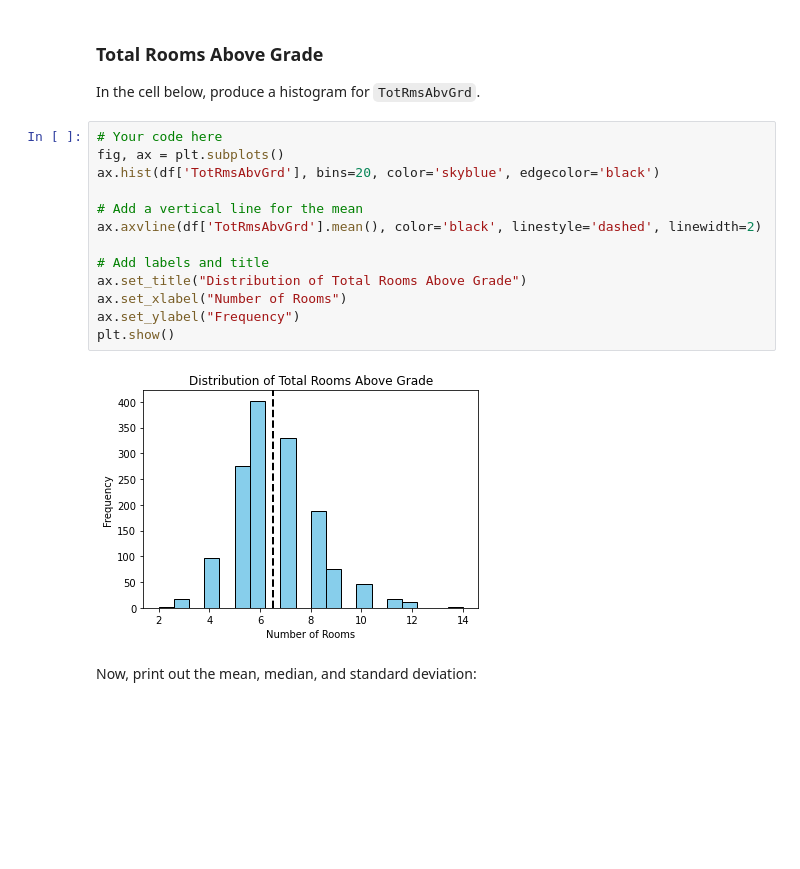
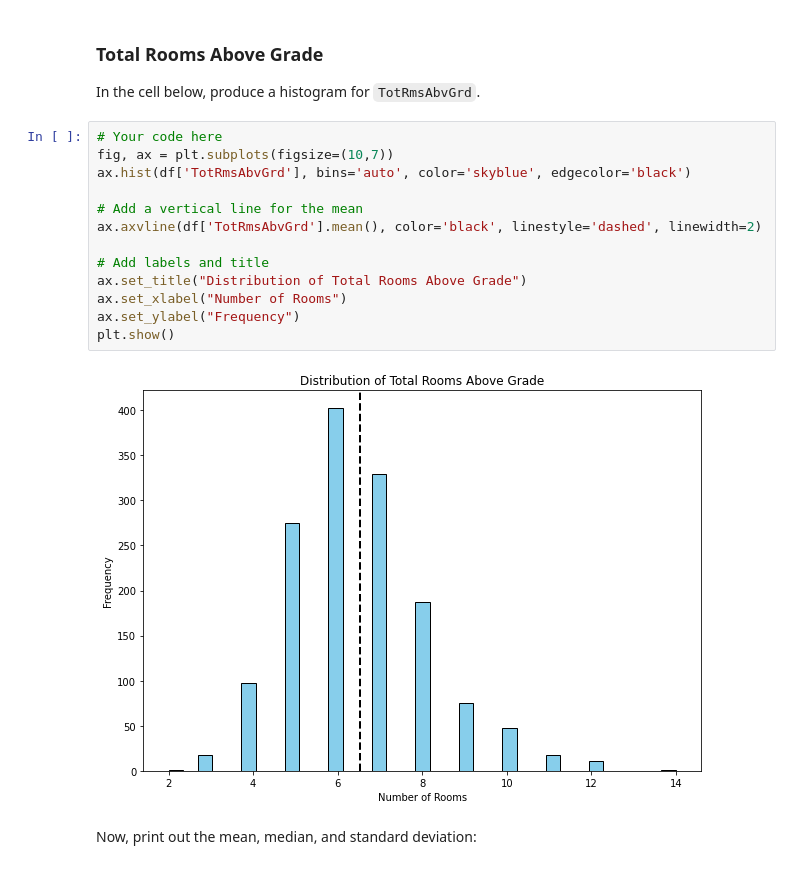
Before and after one commit to mcshoja/dsc-pandas-eda-lab, a Jupyter notebook: index.ipynb, the cells around one changed output. Cells and saved outputs as stored; diff of their text form; blank space fills up the shorter version.

```diff
--- a/index.ipynb
+++ b/index.ipynb
@@ -210,19 +212,19 @@ Standard deviation tells you how spread out house prices are from the mean.
 In the cell below, produce a histogram for `TotRmsAbvGrd`.
 # %%
 # Your code here
-fig, ax = plt.subplots()
-ax.hist(df['TotRmsAbvGrd'], bins=20, color='skyblue', edgecolor='black')
+fig, ax = plt.subplots(figsize=(10,7))
+ax.hist(df['TotRmsAbvGrd'], bins='auto', color='skyblue', edgecolor='black')
 
 # Add a vertical line for the mean
 ax.axvline(df['TotRmsAbvGrd'].mean(), color='black', linestyle='dashed', linewidth=2)
 
 # Add labels and title
 ax.set_title("Distribution of Total Rooms Above Grade")
 ax.set_xlabel("Number of Rooms")
 ax.set_ylabel("Frequency")
 plt.show()
 # %% [output]
-[figure, old version]
+[figure, new version]
 # %% [markdown]
 Now, print out the mean, median, and standard deviation:
 # %%
```
Also changed, not shown: parts of 22 cells of this notebook.
